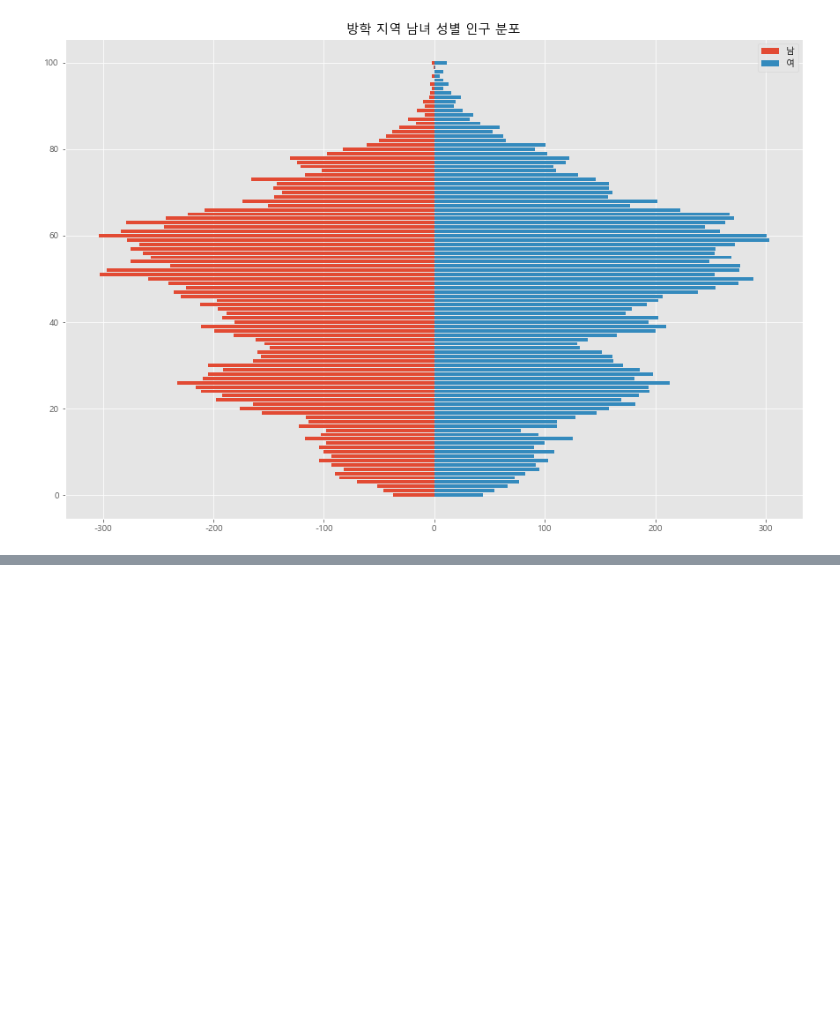
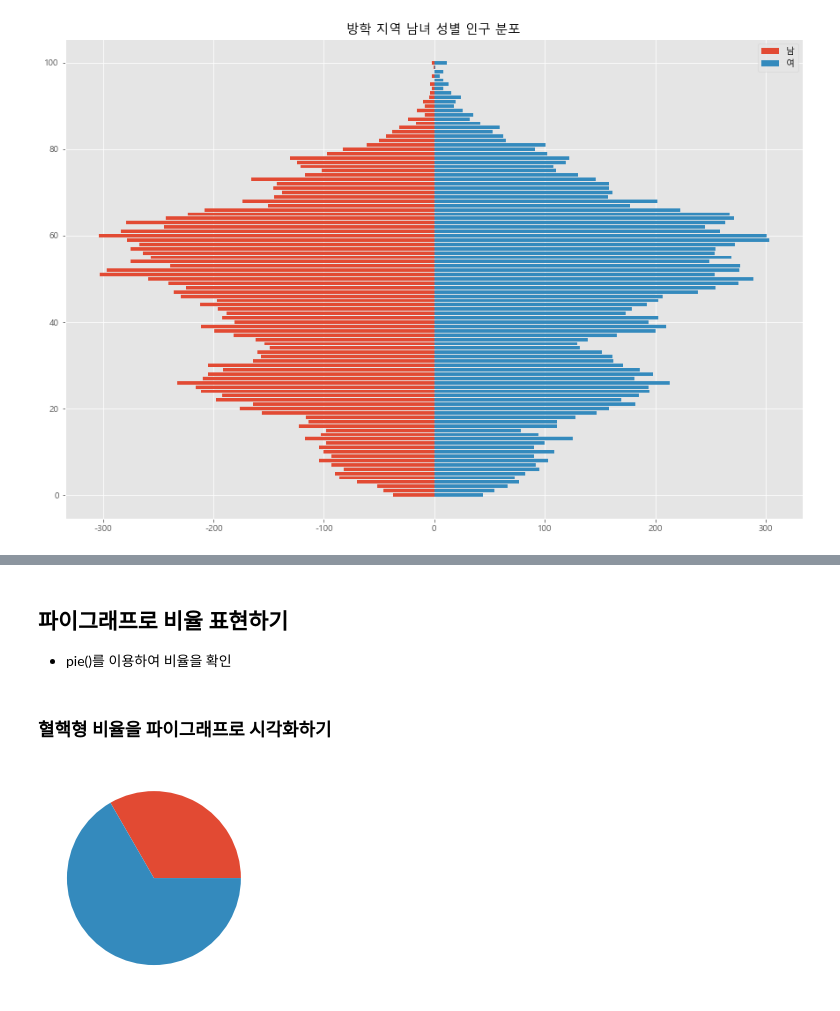
Before and after one commit to pmj3590/modoo_dataanalysis, a Jupyter notebook: people.ipynb, the cells around one changed output, grey strips where cells are left out. Drawn from its saved outputs; the diff is of its cells as text; code cells hidden in the pictures; blank space fills up the shorter version.

```diff
--- a/people.ipynb
+++ b/people.ipynb
@@ -272,0 +274,10 @@ plt.show()
+# %% [markdown]
+## 파이그래프로 비율 표현하기
+* pie()를 이용하여 비율을 확인
+# %% [markdown]
+### 혈핵형 비율을 파이그래프로 시각화하기
+# %%
+plt.pie([10, 20])
+plt.show()
+# %% [output]
+[figure, added]
```
Also changed, not shown: parts of 9 cells of this notebook.
